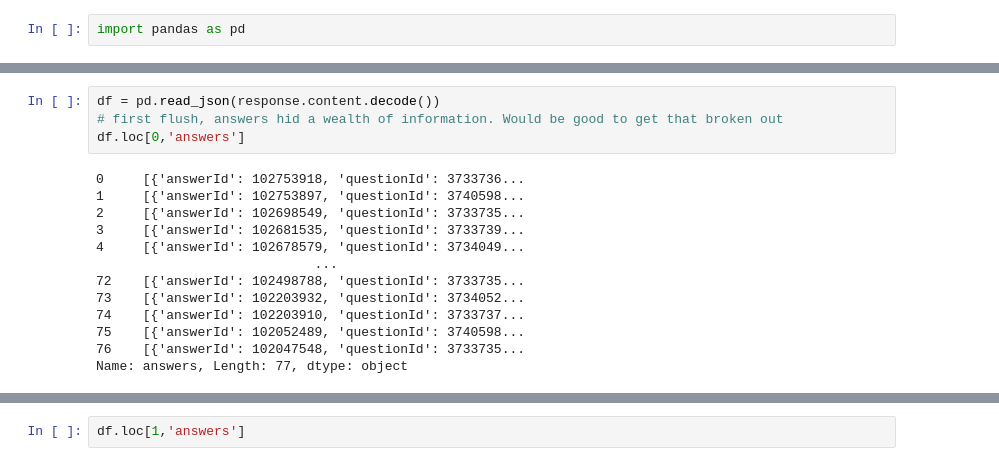
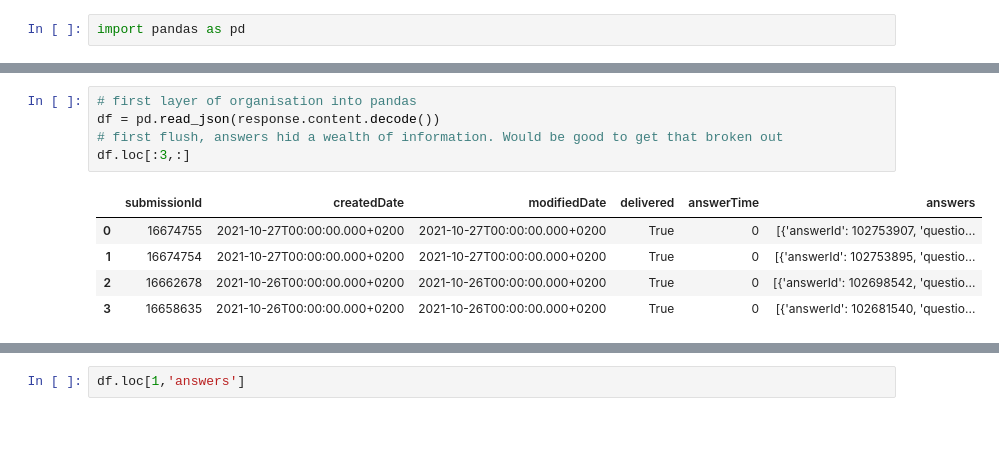
Before and after one commit to dana-and-monsters/PullingNettskjema, a Jupyter notebook: PullingNettskjema.ipynb, the cells around one changed output, grey strips where cells are left out. Drawn from its saved outputs; the diff is of its cells as text; blank space fills up the shorter version.

Commit message:
Cleaned PullingNettskjema notebook and added installationID reorg option for submission IDs

```diff
--- a/PullingNettskjema.ipynb
+++ b/PullingNettskjema.ipynb
@@ -460,18 +540,12 @@ else:
 # %%
+# first layer of organisation into pandas
 df = pd.read_json(response.content.decode())
 # first flush, answers hid a wealth of information. Would be good to get that broken out
-df.loc[0,'answers']
+df.loc[:3,:]
 # %% [output]
-0     [{'answerId': 102753918, 'questionId': 3733736...
-1     [{'answerId': 102753897, 'questionId': 3740598...
-2     [{'answerId': 102698549, 'questionId': 3733735...
-3     [{'answerId': 102681535, 'questionId': 3733739...
-4     [{'answerId': 102678579, 'questionId': 3734049...
-                            ...
-72    [{'answerId': 102498788, 'questionId': 3733735...
-73    [{'answerId': 102203932, 'questionId': 3734052...
-74    [{'answerId': 102203910, 'questionId': 3733737...
-75    [{'answerId': 102052489, 'questionId': 3740598...
-76    [{'answerId': 102047548, 'questionId': 3733735...
-Name: answers, Length: 77, dtype: object
+|  | submissionId | createdDate | modifiedDate | delivered | answerTime | answers |
+| 0 | 16674755 | 2021-10-27T00:00:00.000+0200 | 2021-10-27T00:00:00.000+0200 | True | 0 | [{'answerId': 102753907, 'questio... |
+| 1 | 16674754 | 2021-10-27T00:00:00.000+0200 | 2021-10-27T00:00:00.000+0200 | True | 0 | [{'answerId': 102753895, 'questio... |
+| 2 | 16662678 | 2021-10-26T00:00:00.000+0200 | 2021-10-26T00:00:00.000+0200 | True | 0 | [{'answerId': 102698542, 'questio... |
+| 3 | 16658635 | 2021-10-26T00:00:00.000+0200 | 2021-10-26T00:00:00.000+0200 | True | 0 | [{'answerId': 102681540, 'questio... |
 # %%
```
Also changed, not shown: parts of 35 cells of this notebook, 41 other files.
